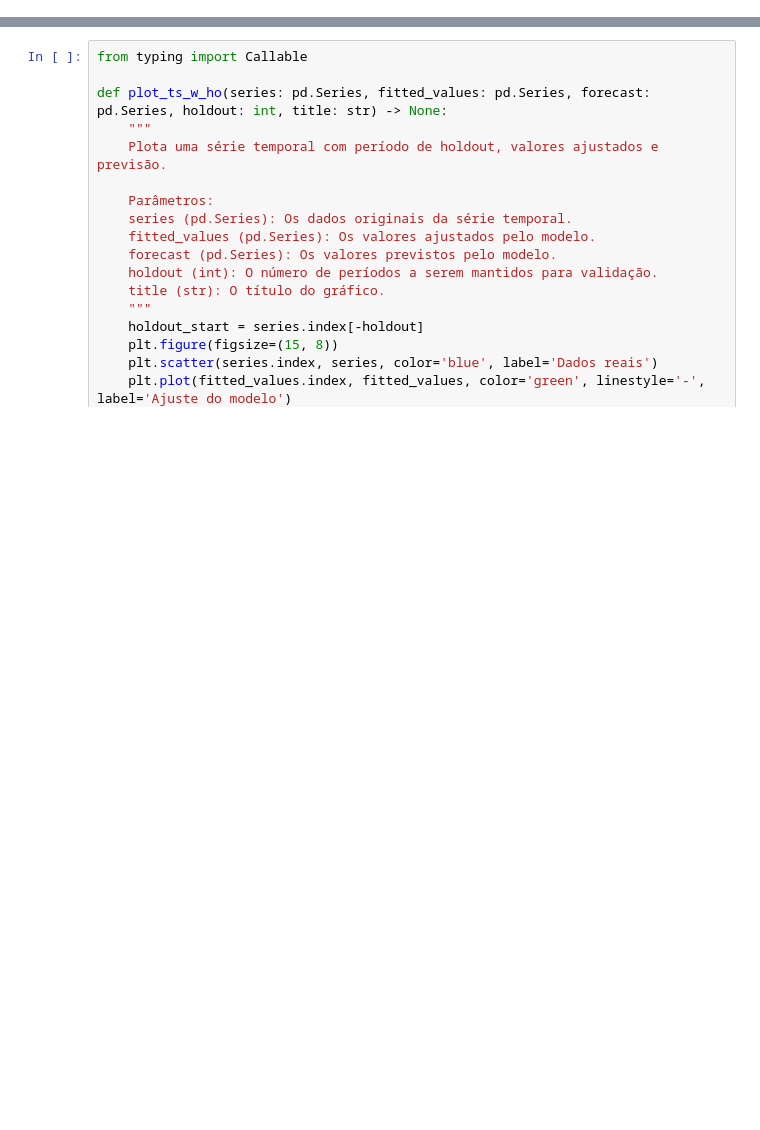
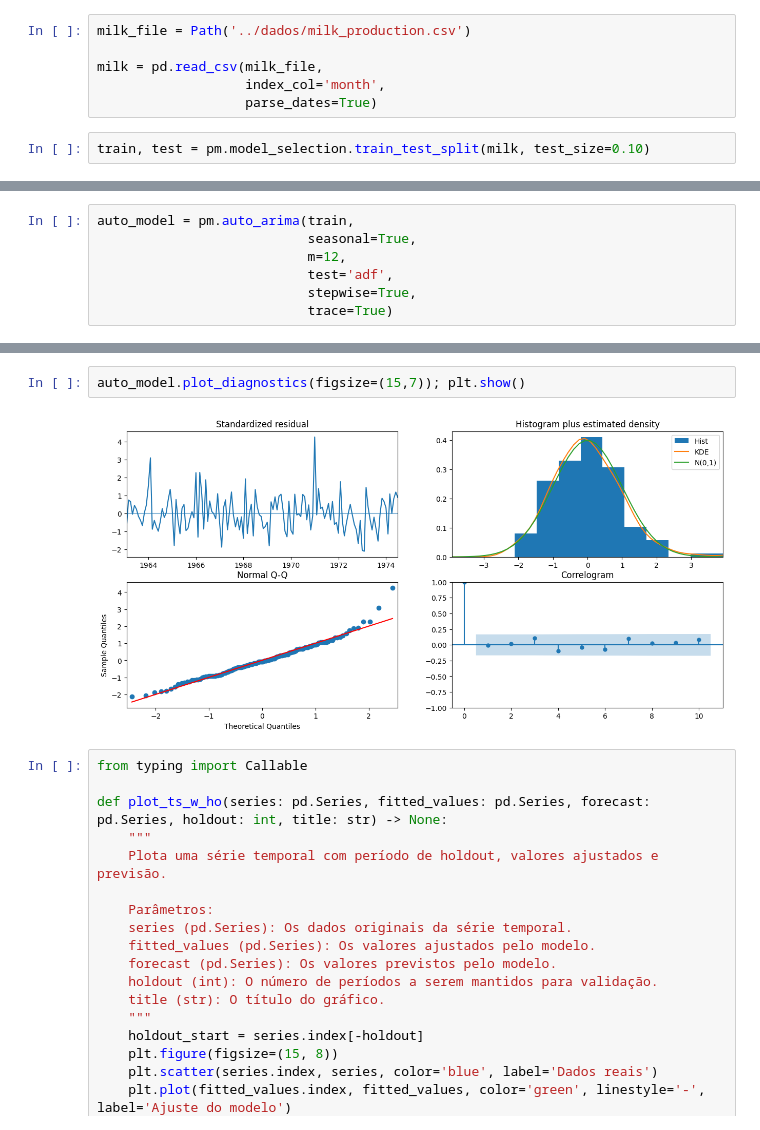
Before and after one commit to danielrferreira/classes, a Jupyter notebook: ASN/Séries Temporais/preparacao/Aula 8.ipynb, the cells around one changed output, grey strips where cells are left out. Drawn from its saved outputs; the diff is of its cells as text; blank space fills up the shorter version.

Commit message:
auto arima

```diff
--- a/ASN/Séries Temporais/preparacao/Aula 8.ipynb
+++ b/ASN/Séries Temporais/preparacao/Aula 8.ipynb
@@ -13,0 +18,8 @@ from statsmodels.tsa.holtwinters import SimpleExpSmoothing
+# %%
+milk_file = Path('../dados/milk_production.csv')
+
+milk = pd.read_csv(milk_file,
+                   index_col='month',
+                   parse_dates=True)
+# %%
+train, test = pm.model_selection.train_test_split(milk, test_size=0.10)
@@ -13,0 +118,7 @@ from statsmodels.tsa.holtwinters import SimpleExpSmoothing
+# %%
+auto_model = pm.auto_arima(train,
+                           seasonal=True,
+                           m=12,
+                           test='adf',
+                           stepwise=True,
+                           trace=True)
@@ -14,3 +145,7 @@ from statsmodels.tsa.holtwinters import SimpleExpSmoothing
+# %%
+auto_model.plot_diagnostics(figsize=(15,7)); plt.show()
+# %% [output]
+[figure, added]
 # %%
 from typing import Callable
 
```
Also changed, not shown: parts of 8 cells of this notebook.
